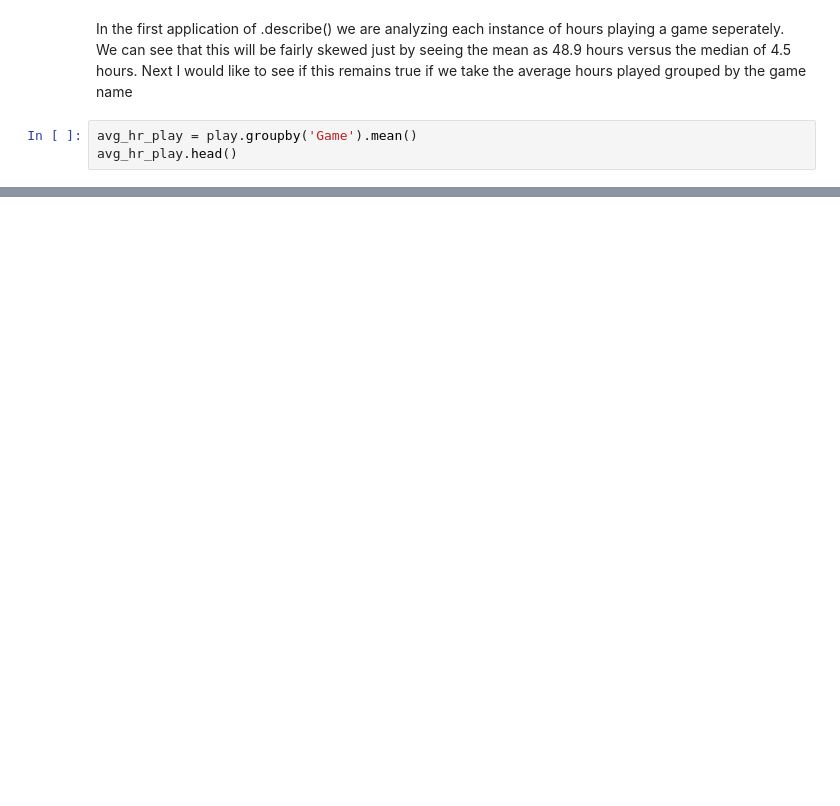
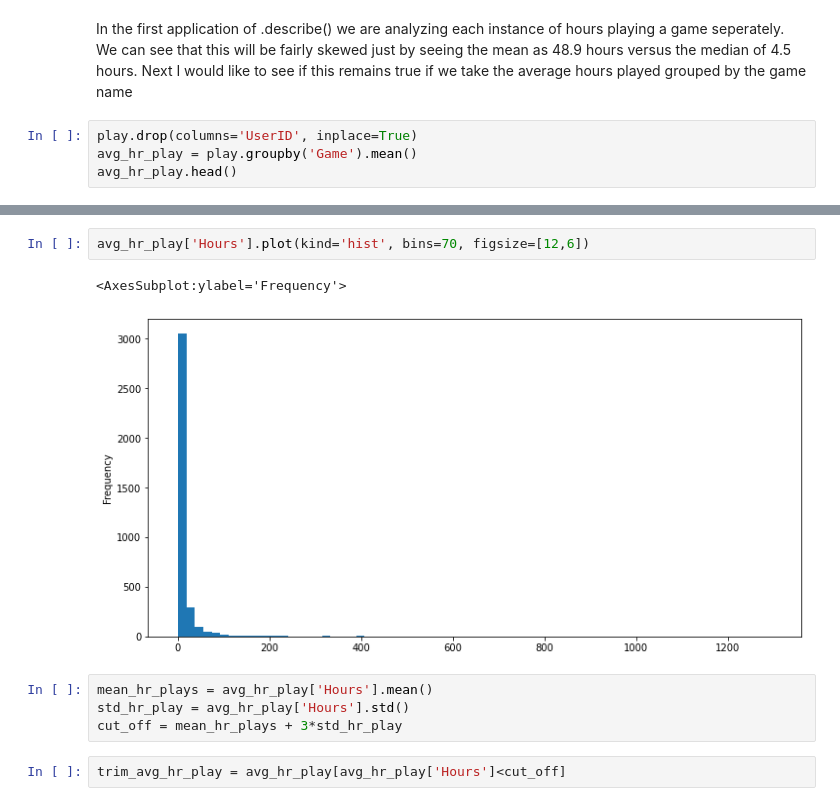
Before and after one commit to mlu004/Capstone2-Video-Game-Popularity, a Jupyter notebook: Video_Game_EDA.ipynb, the cells around one changed output, grey strips where cells are left out. Saved outputs shown, nothing was run; the diff lists cells and outputs as text; blank space fills up the shorter version.

```diff
--- a/Video_Game_EDA.ipynb
+++ b/Video_Game_EDA.ipynb
@@ -75,5 +216,6 @@ play['Game'].value_counts()
 # %% [markdown]
 In the first application of .describe() we are analyzing each instance of hours playing a game seperately. We can see that this will be fairly skewed just by seeing the mean as 48.9 hours versus the median of 4.5 hours. Next I would like to see if this remains true if we take the average hours played grouped by the game name
 # %%
+play.drop(columns='UserID', inplace=True)
 avg_hr_play = play.groupby('Game').mean()
 avg_hr_play.head()
@@ -81,0 +242,11 @@ avg_hr_play.describe()
+# %%
+avg_hr_play['Hours'].plot(kind='hist', bins=70, figsize=[12,6])
+# %% [output]
+<AxesSubplot:ylabel='Frequency'>
+[figure, added]
+# %%
+mean_hr_plays = avg_hr_play['Hours'].mean()
+std_hr_play = avg_hr_play['Hours'].std()
+cut_off = mean_hr_plays + 3*std_hr_play
+# %%
+trim_avg_hr_play = avg_hr_play[avg_hr_play['Hours']<cut_off]
```
Also changed, not shown: parts of 104 cells of this notebook.
